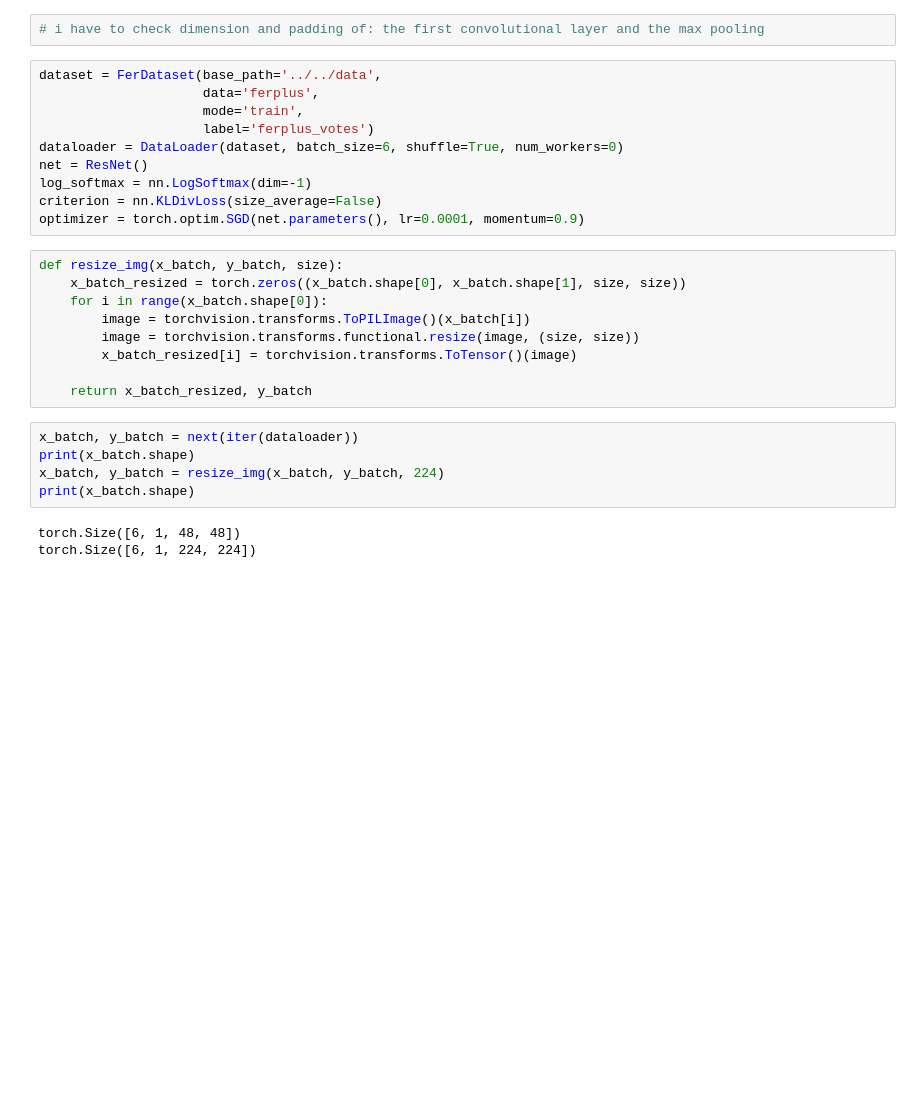
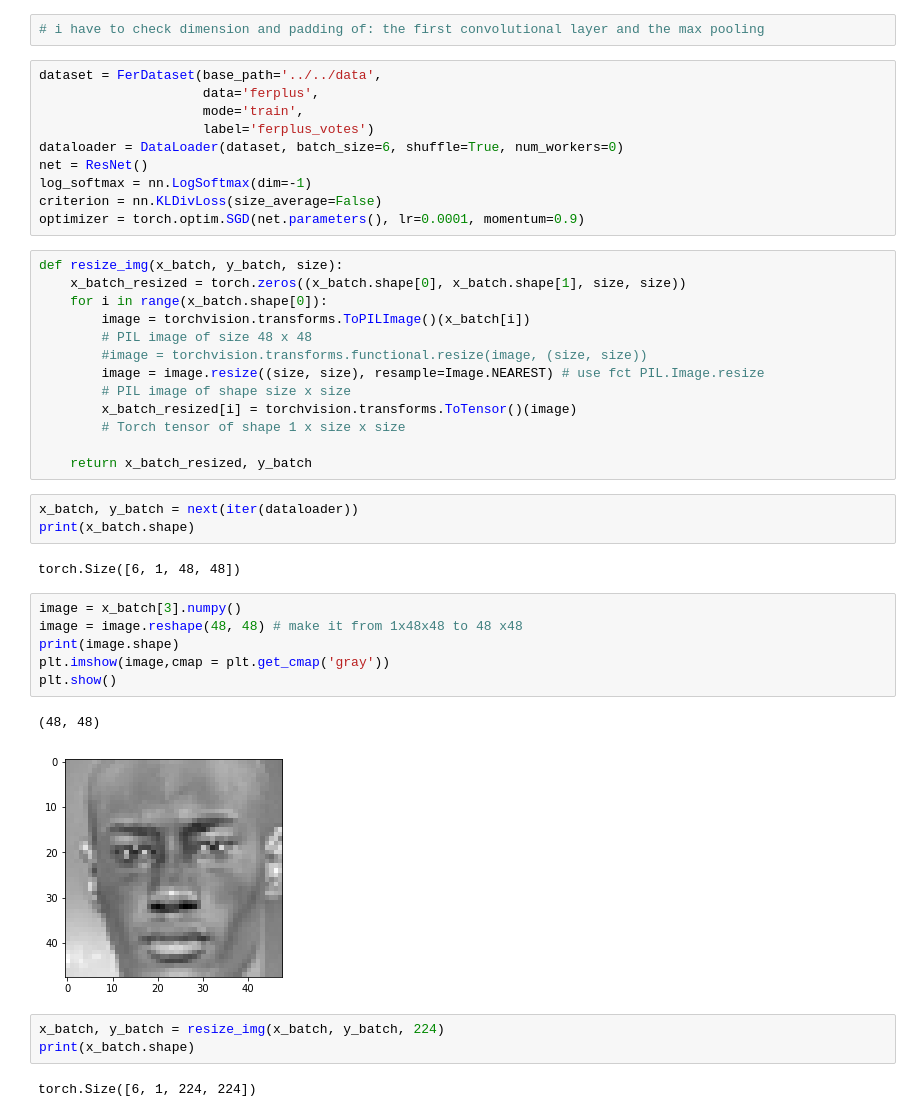
Before and after one commit to Raphikowski/aml2018, a Jupyter notebook: notebooks/ResNet.ipynb, the cells around one changed output. Saved outputs shown, nothing was run; the diff lists cells and outputs as text; blank space fills up the shorter version.

```diff
--- a/notebooks/ResNet.ipynb
+++ b/notebooks/ResNet.ipynb
@@ -171,15 +171,30 @@ def resize_img(x_batch, y_batch, size):
     x_batch_resized = torch.zeros((x_batch.shape[0], x_batch.shape[1], size, size))
     for i in range(x_batch.shape[0]):
         image = torchvision.transforms.ToPILImage()(x_batch[i])
-        image = torchvision.transforms.functional.resize(image, (size, size))
+        # PIL image of size 48 x 48
+        #image = torchvision.transforms.functional.resize(image, (size, size))
+        image = image.resize((size, size), resample=Image.NEAREST) # use fct PIL.Image.resize
+        # PIL image of shape size x size
         x_batch_resized[i] = torchvision.transforms.ToTensor()(image)
+        # Torch tensor of shape 1 x size x size
 
     return x_batch_resized, y_batch
+# %%
+x_batch, y_batch = next(iter(dataloader))
+print(x_batch.shape)
+# %% [output]
+torch.Size([6, 1, 48, 48])
+# %%
+image = x_batch[3].numpy()
+image = image.reshape(48, 48) # make it from 1x48x48 to 48 x48
+print(image.shape)
+plt.imshow(image,cmap = plt.get_cmap('gray'))
+plt.show()
+# %% [output]
+(48, 48)
+[figure, added]
 # %%
-x_batch, y_batch = next(iter(dataloader))
-print(x_batch.shape)
 x_batch, y_batch = resize_img(x_batch, y_batch, 224)
 print(x_batch.shape)
 # %% [output]
-torch.Size([6, 1, 48, 48])
 torch.Size([6, 1, 224, 224])
```
Also changed, not shown: parts of 7 cells of this notebook, 3 other files.
